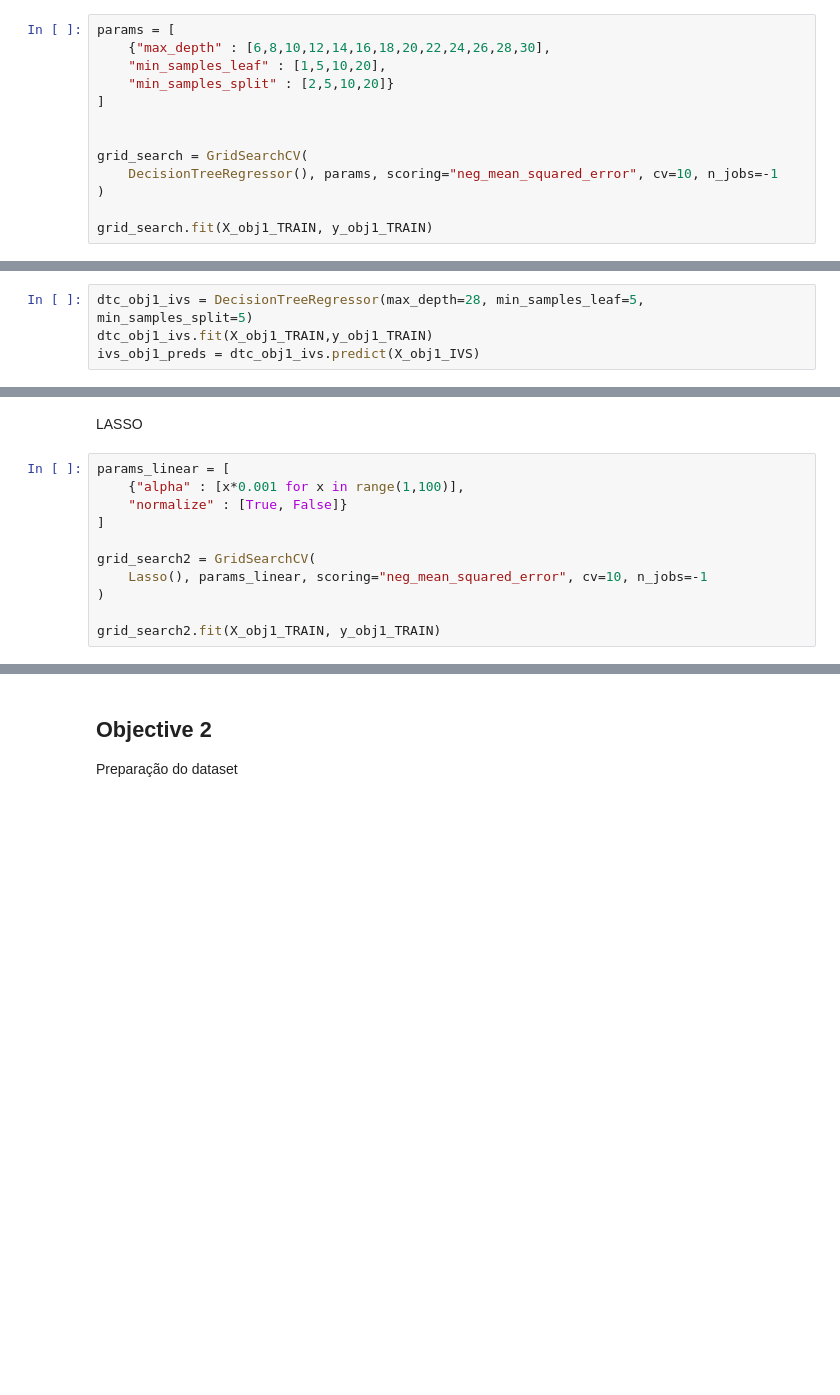
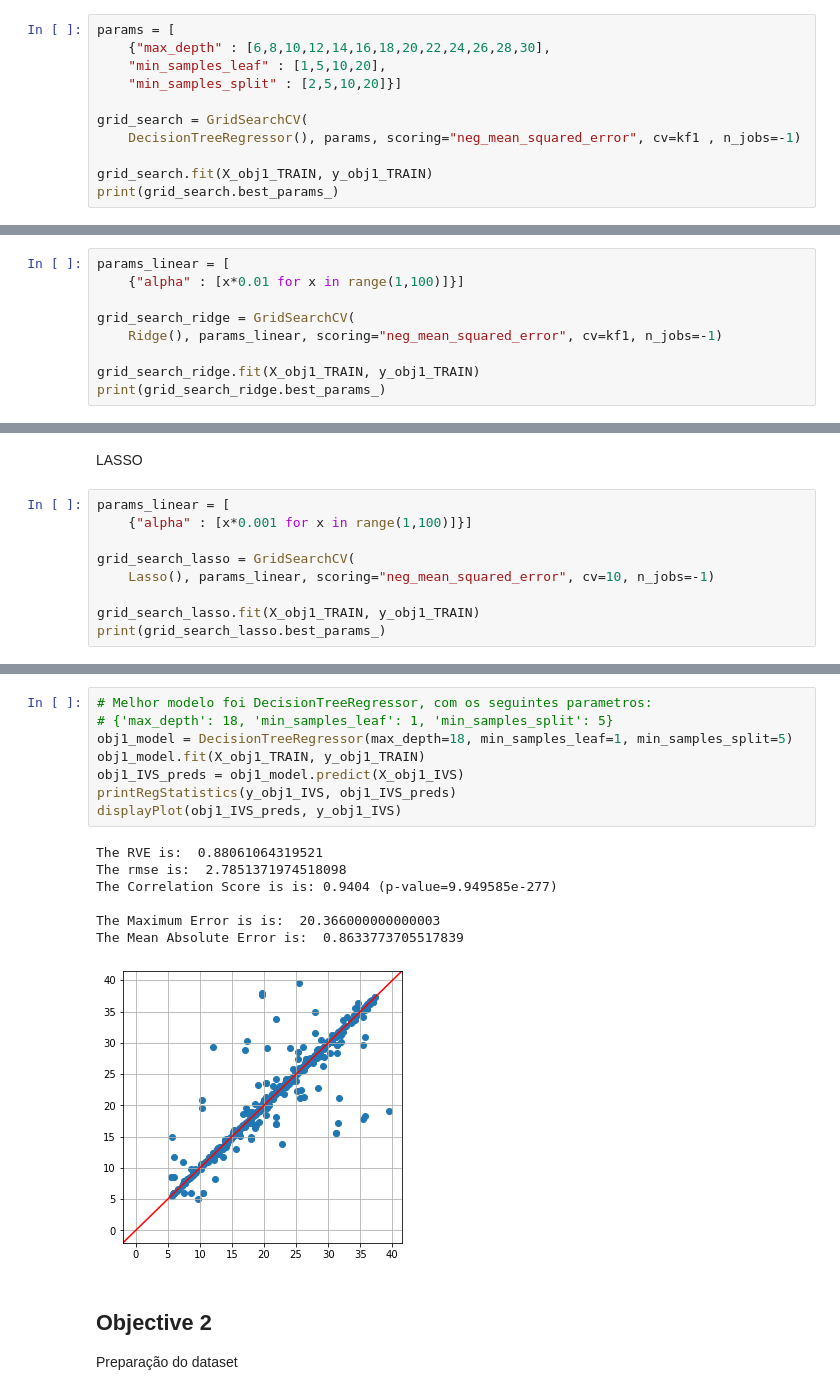
Before and after one commit to Singularitty/AAAssignments, a Jupyter notebook: Assignment 1/assignment1.ipynb, the cells around one changed output, grey strips where cells are left out. Drawn from its saved outputs; the diff is of its cells as text; blank space fills up the shorter version.

```diff
--- a/Assignment 1/assignment1.ipynb
+++ b/Assignment 1/assignment1.ipynb
@@ -82,13 +79,11 @@ N-Cross validation
 params = [
     {"max_depth" : [6,8,10,12,14,16,18,20,22,24,26,28,30],
     "min_samples_leaf" : [1,5,10,20],
-    "min_samples_split" : [2,5,10,20]}
-]
-
+    "min_samples_split" : [2,5,10,20]}]
 
 grid_search = GridSearchCV(
-    DecisionTreeRegressor(), params, scoring="neg_mean_squared_error", cv=10, n_jobs=-1
-)
+    DecisionTreeRegressor(), params, scoring="neg_mean_squared_error", cv=kf1 , n_jobs=-1)
 
 grid_search.fit(X_obj1_TRAIN, y_obj1_TRAIN)
+print(grid_search.best_params_)
 # %% [output]
@@ -142,4 +90,0 @@ plt.show()
-# %%
-dtc_obj1_ivs = DecisionTreeRegressor(max_depth=28, min_samples_leaf=5, min_samples_split=5)
-dtc_obj1_ivs.fit(X_obj1_TRAIN,y_obj1_TRAIN)
-ivs_obj1_preds = dtc_obj1_ivs.predict(X_obj1_IVS)
@@ -251,0 +115,9 @@ The Mean Absolute Error is:  6.4339331854741495
+# %%
+params_linear = [
+    {"alpha" : [x*0.01 for x in range(1,100)]}]
+
+grid_search_ridge = GridSearchCV(
+    Ridge(), params_linear, scoring="neg_mean_squared_error", cv=kf1, n_jobs=-1)
+
+grid_search_ridge.fit(X_obj1_TRAIN, y_obj1_TRAIN)
+print(grid_search_ridge.best_params_)
@@ -253,13 +136,11 @@ The Mean Absolute Error is:  6.4339331854741495
 LASSO
 # %%
 params_linear = [
-    {"alpha" : [x*0.001 for x in range(1,100)],
-    "normalize" : [True, False]}
-]
+    {"alpha" : [x*0.001 for x in range(1,100)]}]
 
-grid_search2 = GridSearchCV(
-    Lasso(), params_linear, scoring="neg_mean_squared_error", cv=10, n_jobs=-1
-)
+grid_search_lasso = GridSearchCV(
+    Lasso(), params_linear, scoring="neg_mean_squared_error", cv=10, n_jobs=-1)
 
-grid_search2.fit(X_obj1_TRAIN, y_obj1_TRAIN)
+grid_search_lasso.fit(X_obj1_TRAIN, y_obj1_TRAIN)
+print(grid_search_lasso.best_params_)
 # %% [output]
@@ -310,3 +159,19 @@ The Mean Absolute Error is:  6.441801170215937
+# %%
+# Melhor modelo foi DecisionTreeRegressor, com os seguintes parametros:
+# {'max_depth': 18, 'min_samples_leaf': 1, 'min_samples_split': 5}
+obj1_model = DecisionTreeRegressor(max_depth=18, min_samples_leaf=1, min_samples_split=5)
+obj1_model.fit(X_obj1_TRAIN, y_obj1_TRAIN)
+obj1_IVS_preds = obj1_model.predict(X_obj1_IVS)
+printRegStatistics(y_obj1_IVS, obj1_IVS_preds)
+displayPlot(obj1_IVS_preds, y_obj1_IVS)
+# %% [output]
+The RVE is:  0.88061064319521
+The rmse is:  2.7851371974518098
+The Correlation Score is is: 0.9404 (p-value=9.949585e-277)
+
+The Maximum Error is is:  20.366000000000003
+The Mean Absolute Error is:  0.8633773705517839
+[figure, added]
 # %% [markdown]
 ## Objective 2
 Preparação do dataset
```
Also changed, not shown: parts of 29 cells of this notebook.
